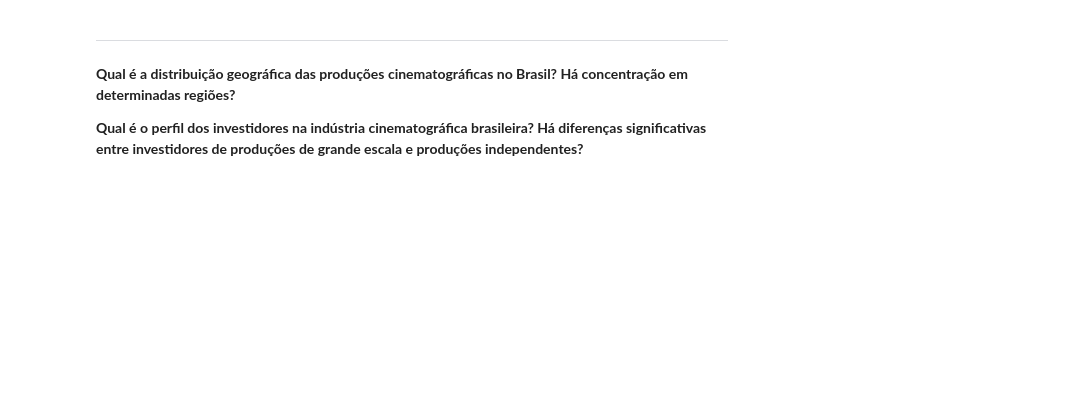
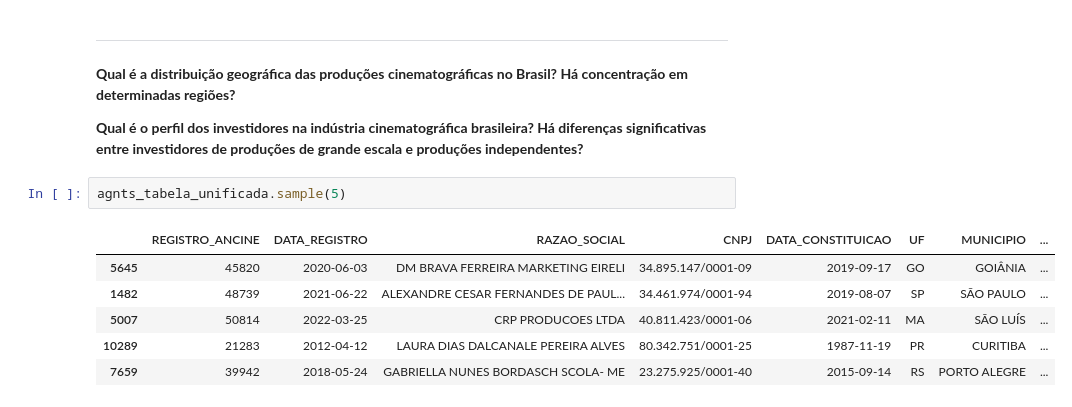
Before and after one commit to fonsecadados/AgenciaNacionalDoCinema_ANCINE, a Jupyter notebook: ANCINE_DesafiosEOportunidades.ipynb, the cells around one changed output. Drawn from its saved outputs; the diff is of its cells as text; blank space fills up the shorter version.

```diff
--- a/ANCINE_DesafiosEOportunidades.ipynb
+++ b/ANCINE_DesafiosEOportunidades.ipynb
@@ -887,3 +656,12 @@ barplot_natureza_juridica()
 **Qual é a distribuição geográfica das produções cinematográficas no Brasil? Há concentração em determinadas regiões?**
 
 **Qual é o perfil dos investidores na indústria cinematográfica brasileira? Há diferenças significativas entre investidores de produções de grande escala e produções independentes?**
+# %%
+agnts_tabela_unificada.sample(5)
+# %% [output]
+|  | REGISTRO_ANCINE | DATA_REGISTRO | RAZAO_SOCIAL | CNPJ | DATA_CONSTITUICAO | UF | MUNICIPIO | ... |
+| 5645 | 45820 | 2020-06-03 | DM BRAVA FERREIRA MARKETING EIRELI | 34.895.147/0001-09 | 2019-09-17 | GO | GOIÂNIA | ... |
+| 1482 | 48739 | 2021-06-22 | ALEXANDRE CESAR FERNANDES DE PAUL... | 34.461.974/0001-94 | 2019-08-07 | SP | SÃO PAULO | ... |
+| 5007 | 50814 | 2022-03-25 | CRP PRODUCOES LTDA | 40.811.423/0001-06 | 2021-02-11 | MA | SÃO LUÍS | ... |
+| 10289 | 21283 | 2012-04-12 | LAURA DIAS DALCANALE PEREIRA ALVES | 80.342.751/0001-25 | 1987-11-19 | PR | CURITIBA | ... |
+| 7659 | 39942 | 2018-05-24 | GABRIELLA NUNES BORDASCH SCOLA- ME | 23.275.925/0001-40 | 2015-09-14 | RS | PORTO ALEGRE | ... |
```
Also changed, not shown: parts of 18 cells of this notebook, 1 other file.
